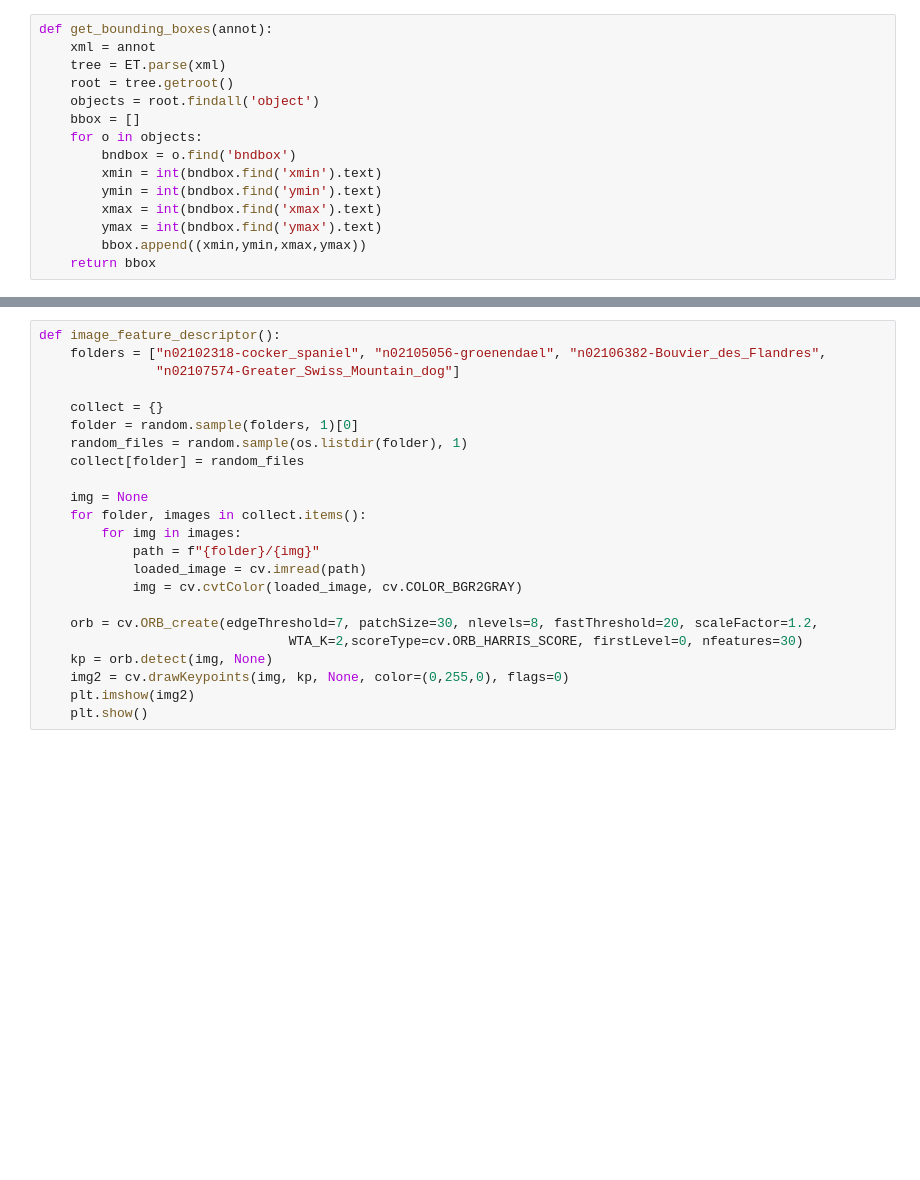
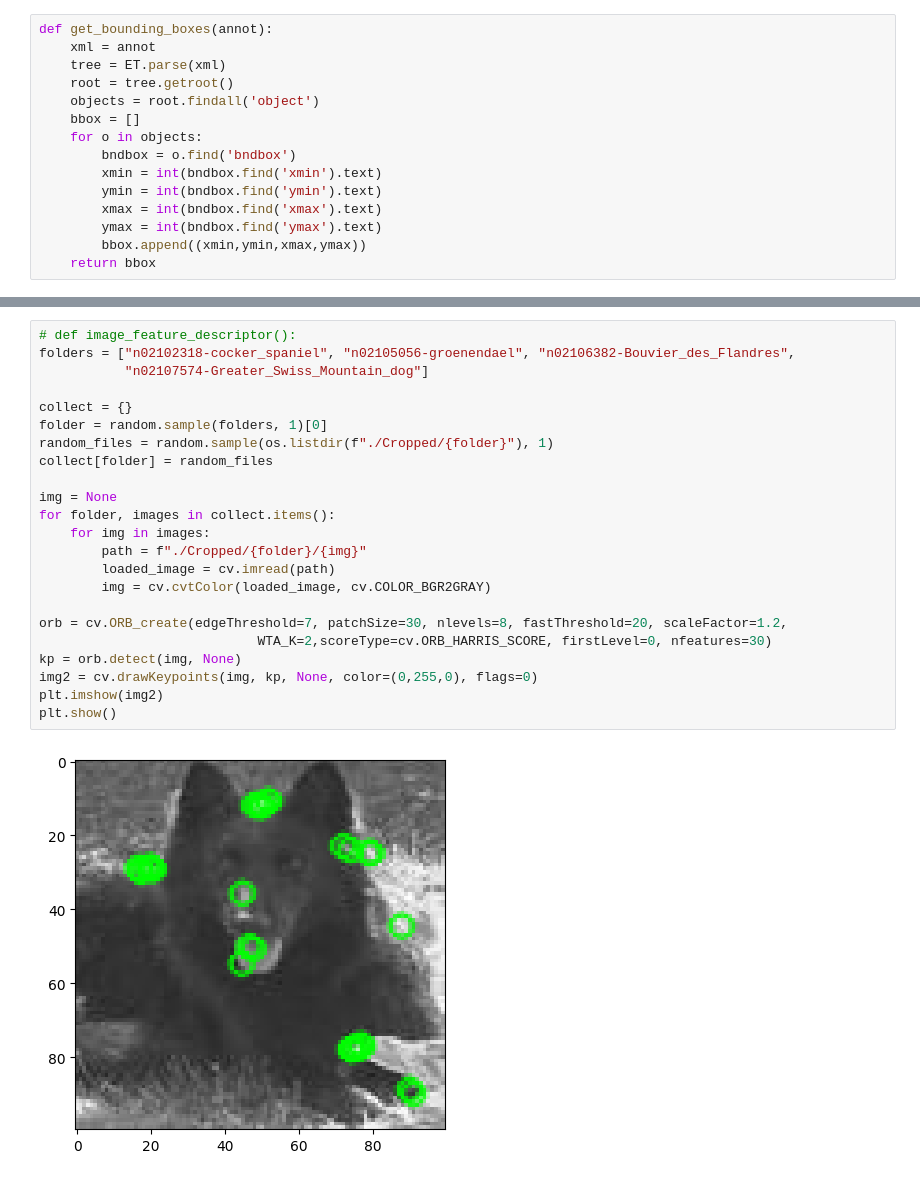
Before and after one commit to million-haileyesus/Data_Mining_I, a Jupyter notebook: DM_Assignment1/programming assignment 1.ipynb, the cells around one changed output, grey strips where cells are left out. Cells and saved outputs as stored; diff of their text form; blank space fills up the shorter version.

```diff
--- a/DM_Assignment1/programming assignment 1.ipynb
+++ b/DM_Assignment1/programming assignment 1.ipynb
@@ -198,26 +209,28 @@ def histogram_comparison():
 # %%
-def image_feature_descriptor():
-    folders = ["n02102318-cocker_spaniel", "n02105056-groenendael", "n02106382-Bouvier_des_Flandres",
-               "n02107574-Greater_Swiss_Mountain_dog"]
+# def image_feature_descriptor():
+folders = ["n02102318-cocker_spaniel", "n02105056-groenendael", "n02106382-Bouvier_des_Flandres",
+           "n02107574-Greater_Swiss_Mountain_dog"]
 
-    collect = {}
-    folder = random.sample(folders, 1)[0]
-    random_files = random.sample(os.listdir(folder), 1)
-    collect[folder] = random_files
+collect = {}
+folder = random.sample(folders, 1)[0]
+random_files = random.sample(os.listdir(f"./Cropped/{folder}"), 1)
+collect[folder] = random_files
 
-    img = None
-    for folder, images in collect.items():
-        for img in images:
-            path = f"{folder}/{img}"
-            loaded_image = cv.imread(path)
-            img = cv.cvtColor(loaded_image, cv.COLOR_BGR2GRAY)
+img = None
+for folder, images in collect.items():
+    for img in images:
+        path = f"./Cropped/{folder}/{img}"
+        loaded_image = cv.imread(path)
+        img = cv.cvtColor(loaded_image, cv.COLOR_BGR2GRAY)
 
-    orb = cv.ORB_create(edgeThreshold=7, patchSize=30, nlevels=8, fastThreshold=20, scaleFactor=1.2,
-                                WTA_K=2,scoreType=cv.ORB_HARRIS_SCORE, firstLevel=0, nfeatures=30)
-    kp = orb.detect(img, None)
-    img2 = cv.drawKeypoints(img, kp, None, color=(0,255,0), flags=0)
-    plt.imshow(img2)
-    plt.show()
+orb = cv.ORB_create(edgeThreshold=7, patchSize=30, nlevels=8, fastThreshold=20, scaleFactor=1.2,
+                            WTA_K=2,scoreType=cv.ORB_HARRIS_SCORE, firstLevel=0, nfeatures=30)
+kp = orb.detect(img, None)
+img2 = cv.drawKeypoints(img, kp, None, color=(0,255,0), flags=0)
+plt.imshow(img2)
+plt.show()
+# %% [output]
+[figure, added]
 # %%
 def dimensionality_reduction():
     folders = ["n02102318-cocker_spaniel", "n02105056-groenendael", "n02106382-Bouvier_des_Flandres",
```
Also changed, not shown: parts of 9 cells of this notebook.
